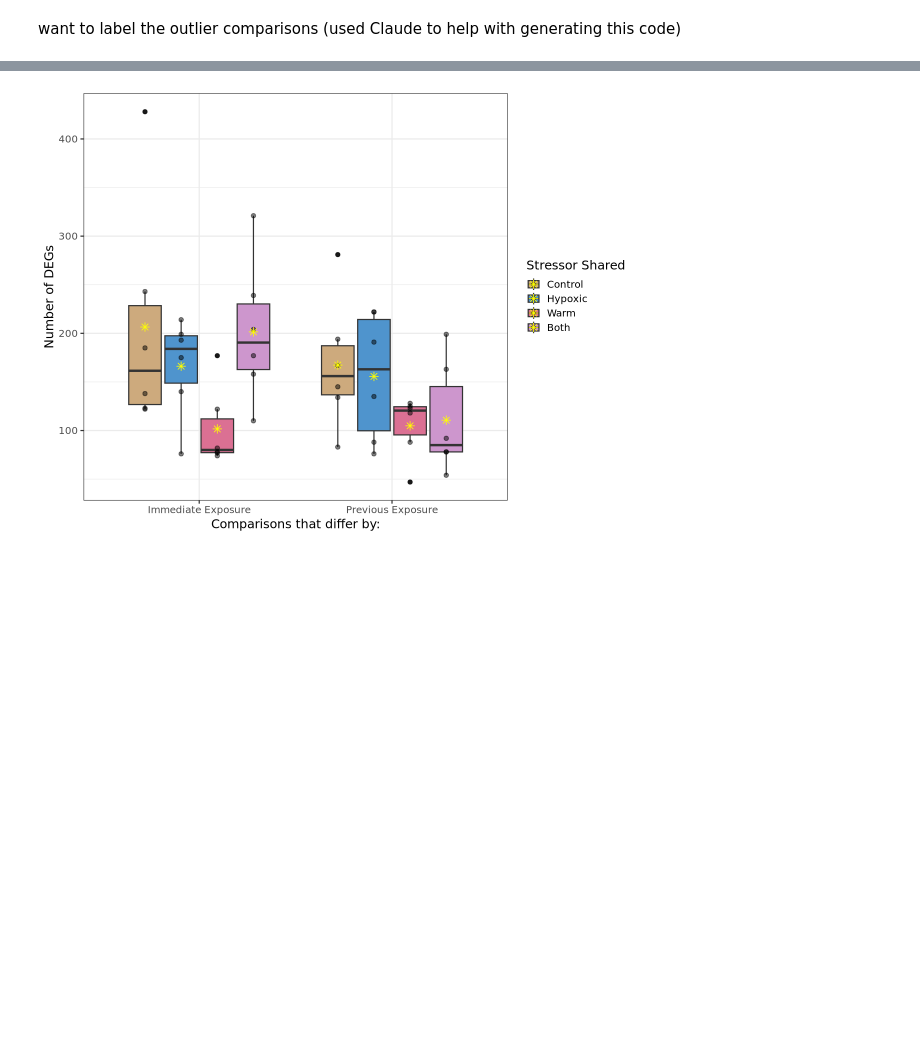
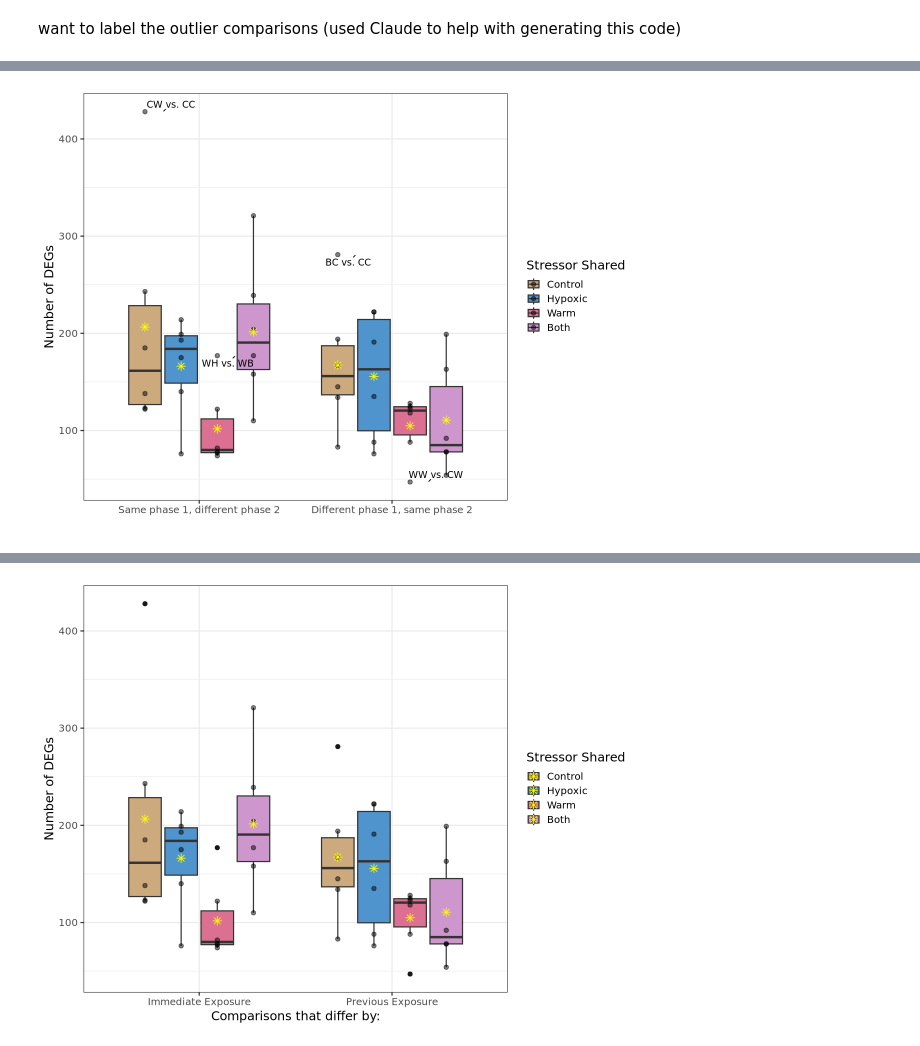
Before and after one commit to jgmcdonough/CE24_RNA-seq, a Jupyter notebook: analysis/diff_expression/phase2_v_phase2/upset_p2.v.p2.ipynb, the cells around one changed output, grey strips where cells are left out. Saved outputs shown, nothing was run; the diff lists cells and outputs as text; code cells hidden in the pictures; blank space fills up the shorter version.

```diff
--- a/analysis/diff_expression/phase2_v_phase2/upset_p2.v.p2.ipynb
+++ b/analysis/diff_expression/phase2_v_phase2/upset_p2.v.p2.ipynb
@@ -1538,0 +1563,10 @@ ggplot(res.out, aes(x = results, y = DEG_count, fill = stress_set)) +
+# %%
+res2 <- res.out %>%
+mutate(xaxis = case_when(
+    results == 'Immediate Exposure' ~ 'Same phase 1, different phase 2',
+    results == 'Previous Exposure' ~ 'Different phase 1, same phase 2'))
+
+res2$stress_set <- factor(res2$stress_set, levels = c('Control', 'Hypoxic', 'Warm', 'Both'))
+res2$xaxis <- factor(res2$xaxis, levels = c('Same phase 1, different phase 2', 'Different phase 1, same phase 2'))
+
+head(res2)
@@ -1538,0 +1583,23 @@ ggplot(res.out, aes(x = results, y = DEG_count, fill = stress_set)) +
+# %%
+ggplot(res2, aes(x = xaxis, y = DEG_count, fill = stress_set)) +
+  geom_boxplot(outlier.shape = NA) +                       # hide default outliers; geom_point already draws them
+  geom_point(alpha = 0.5, position = position_dodge(width = 0.75)) +
+  geom_text_repel(data = filter(res2, is_outlier),
+                  aes(label = comparison, group = stress_set),   # <- swap `dataset` for your label column
+                  position = position_dodge(width = 0.75),
+                  size = 4, min.segment.length = 0,
+                  show.legend = FALSE) +
+  stat_summary(position = position_dodge(width = 0.75),
+               fun = "mean", geom = "point",
+               shape = 8, size = 3, color = "yellow",
+              show.legend = FALSE) +
+  scale_fill_manual(values = c("Hypoxic" = "steelblue3",
+                               "Warm" = "palevioletred",
+                               "Control" = "burlywood3",
+                               "Both" = "plum3")) +
+  theme_bw(base_size = 15) +
+  labs(x = '',
+       y = 'Number of DEGs',
+       fill = 'Stressor Shared')
+# %% [output]
+[figure, added]
```
Also changed, not shown: parts of 10 cells of this notebook.
